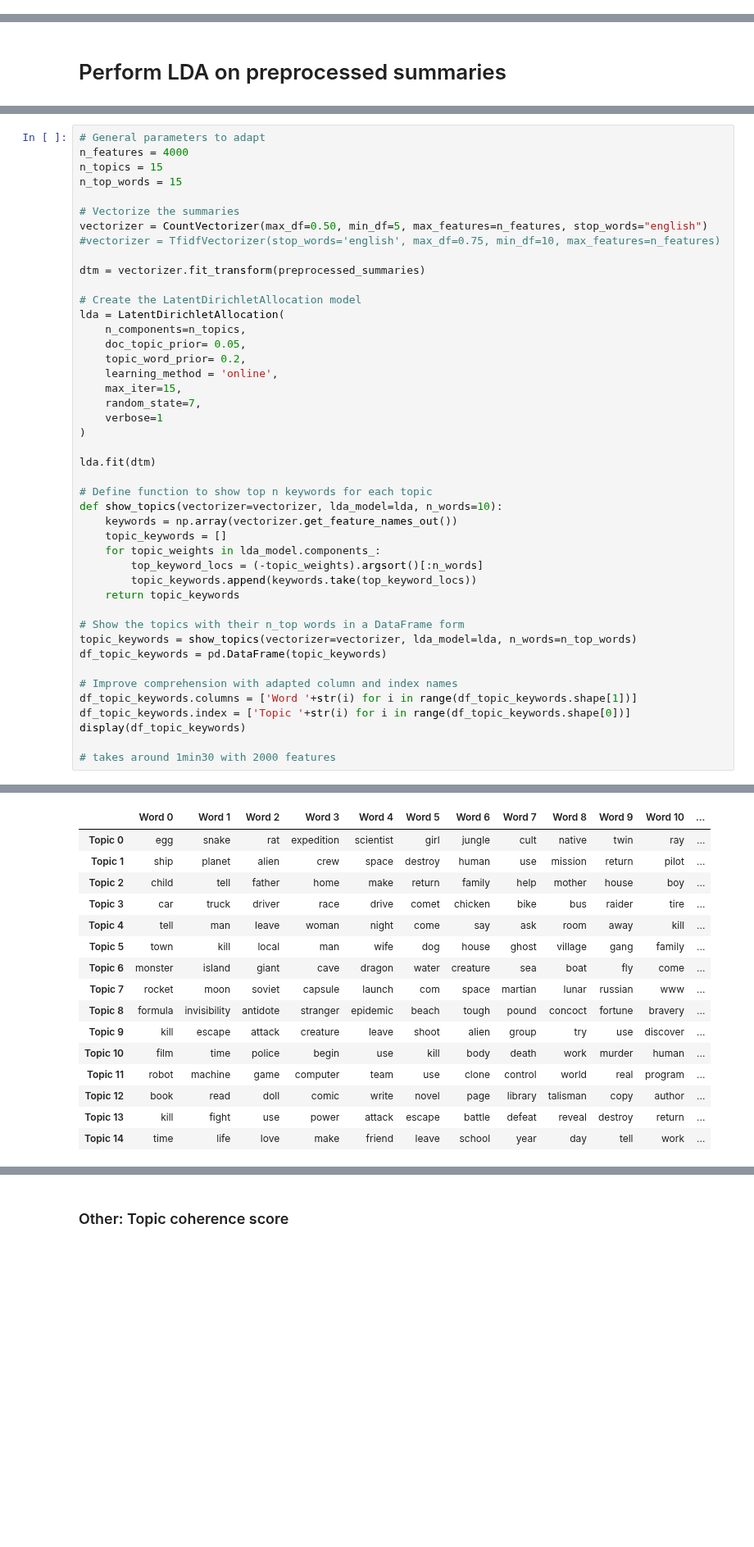
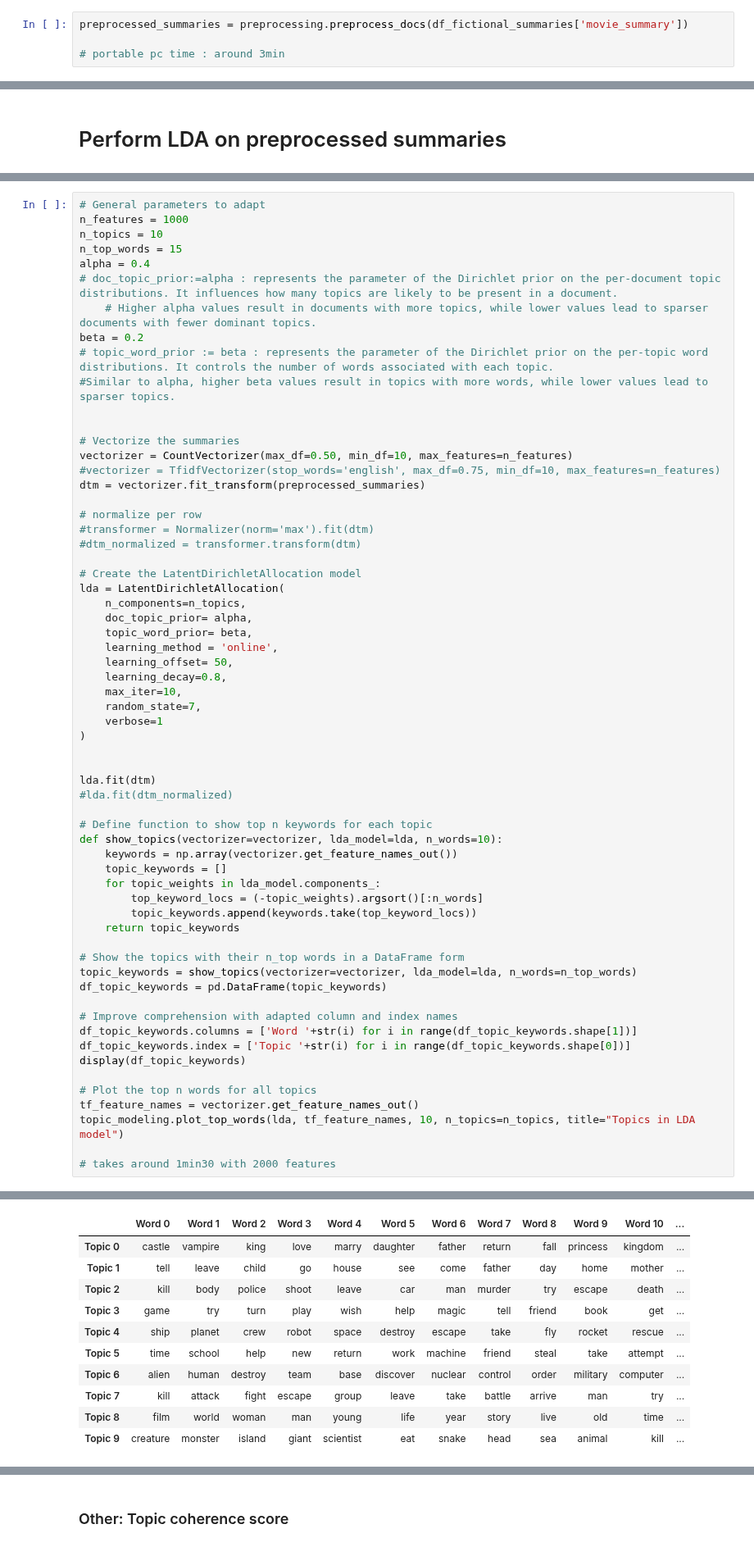
Before and after one commit to epfl-ada/ada-2023-project-thepiratesofthestreet, a Jupyter notebook: Topic_Model_sklearn.ipynb, the cells around one changed output, grey strips where cells are left out. Shown at 82% size. Drawn from its saved outputs; the diff is of its cells as text; blank space fills up the shorter version.

```diff
--- a/Topic_Model_sklearn.ipynb
+++ b/Topic_Model_sklearn.ipynb
@@ -95,0 +147,4 @@ preprocessed_summaries = filter_names_spacy_batch(df_fictional_summaries['movie_
+# %%
+preprocessed_summaries = preprocessing.preprocess_docs(df_fictional_summaries['movie_summary'])
+
+# portable pc time : around 3min
@@ -126,27 +189,41 @@ elif read_csv:
 # %%
 # General parameters to adapt
-n_features = 4000
-n_topics = 15
+n_features = 1000
+n_topics = 10
 n_top_words = 15
+alpha = 0.4
+# doc_topic_prior:=alpha : represents the parameter of the Dirichlet prior on the per-document topic distributions. It influences how many topics are likely to be present in a document.
+    # Higher alpha values result in documents with more topics, while lower values lead to sparser documents with fewer dominant topics.
+beta = 0.2
+# topic_word_prior := beta : represents the parameter of the Dirichlet prior on the per-topic word distributions. It controls the number of words associated with each topic.
+#Similar to alpha, higher beta values result in topics with more words, while lower values lead to sparser topics.
+
 
 # Vectorize the summaries
-vectorizer = CountVectorizer(max_df=0.50, min_df=5, max_features=n_features, stop_words="english")
+vectorizer = CountVectorizer(max_df=0.50, min_df=10, max_features=n_features)
 #vectorizer = TfidfVectorizer(stop_words='english', max_df=0.75, min_df=10, max_features=n_features)
+dtm = vectorizer.fit_transform(preprocessed_summaries)
 
-dtm = vectorizer.fit_transform(preprocessed_summaries)
+# normalize per row
+#transformer = Normalizer(norm='max').fit(dtm)
+#dtm_normalized = transformer.transform(dtm)
 
 # Create the LatentDirichletAllocation model
 lda = LatentDirichletAllocation(
     n_components=n_topics,
-    doc_topic_prior= 0.05,
-    topic_word_prior= 0.2,
+    doc_topic_prior= alpha,
+    topic_word_prior= beta,
     learning_method = 'online',
-    max_iter=15,
+    learning_offset= 50,
+    learning_decay=0.8,
+    max_iter=10,
     random_state=7,
     verbose=1
 )
 
+
 lda.fit(dtm)
+#lda.fit(dtm_normalized)
 
 # Define function to show top n keywords for each topic
 def show_topics(vectorizer=vectorizer, lda_model=lda, n_words=10):
@@ -166,5 +243,9 @@ df_topic_keywords.columns = ['Word '+str(i) for i in range(df_topic_keywords.sha
 df_topic_keywords.index = ['Topic '+str(i) for i in range(df_topic_keywords.shape[0])]
 display(df_topic_keywords)
 
+# Plot the top n words for all topics
+tf_feature_names = vectorizer.get_feature_names_out()
+topic_modeling.plot_top_words(lda, tf_feature_names, 10, n_topics=n_topics, title="Topics in LDA model")
+
 # takes around 1min30 with 2000 features
 # %% [output]
@@ -186,16 +262,11 @@ iteration: 15 of max_iter: 15
 |  | Word 0 | Word 1 | Word 2 | Word 3 | Word 4 | Word 5 | Word 6 | Word 7 | Word 8 | Word 9 | Word 10 | ... |
-| Topic 0 | egg | snake | rat | expedition | scientist | girl | jungle | cult | native | twin | ray | ... |
-| Topic 1 | ship | planet | alien | crew | space | destroy | human | use | mission | return | pilot | ... |
-| Topic 2 | child | tell | father | home | make | return | family | help | mother | house | boy | ... |
-| Topic 3 | car | truck | driver | race | drive | comet | chicken | bike | bus | raider | tire | ... |
-| Topic 4 | tell | man | leave | woman | night | come | say | ask | room | away | kill | ... |
-| Topic 5 | town | kill | local | man | wife | dog | house | ghost | village | gang | family | ... |
-| Topic 6 | monster | island | giant | cave | dragon | water | creature | sea | boat | fly | come | ... |
-| Topic 7 | rocket | moon | soviet | capsule | launch | com | space | martian | lunar | russian | www | ... |
-| Topic 8 | formula | invisibility | antidote | stranger | epidemic | beach | tough | pound | concoct | fortune | bravery | ... |
-| Topic 9 | kill | escape | attack | creature | leave | shoot | alien | group | try | use | discover | ... |
-| Topic 10 | film | time | police | begin | use | kill | body | death | work | murder | human | ... |
-| Topic 11 | robot | machine | game | computer | team | use | clone | control | world | real | program | ... |
-| Topic 12 | book | read | doll | comic | write | novel | page | library | talisman | copy | author | ... |
-| Topic 13 | kill | fight | use | power | attack | escape | battle | defeat | reveal | destroy | return | ... |
-| Topic 14 | time | life | love | make | friend | leave | school | year | day | tell | work | ... |
+| Topic 0 | castle | vampire | king | love | marry | daughter | father | return | fall | princess | kingdom | ... |
+| Topic 1 | tell | leave | child | go | house | see | come | father | day | home | mother | ... |
+| Topic 2 | kill | body | police | shoot | leave | car | man | murder | try | escape | death | ... |
+| Topic 3 | game | try | turn | play | wish | help | magic | tell | friend | book | get | ... |
+| Topic 4 | ship | planet | crew | robot | space | destroy | escape | take | fly | rocket | rescue | ... |
+| Topic 5 | time | school | help | new | return | work | machine | friend | steal | take | attempt | ... |
+| Topic 6 | alien | human | destroy | team | base | discover | nuclear | control | order | military | computer | ... |
+| Topic 7 | kill | attack | fight | escape | group | leave | take | battle | arrive | man | try | ... |
+| Topic 8 | film | world | woman | man | young | life | year | story | live | old | time | ... |
+| Topic 9 | creature | monster | island | giant | scientist | eat | snake | head | sea | animal | kill | ... |
```
Also changed, not shown: parts of 24 cells of this notebook, 4 other files.
